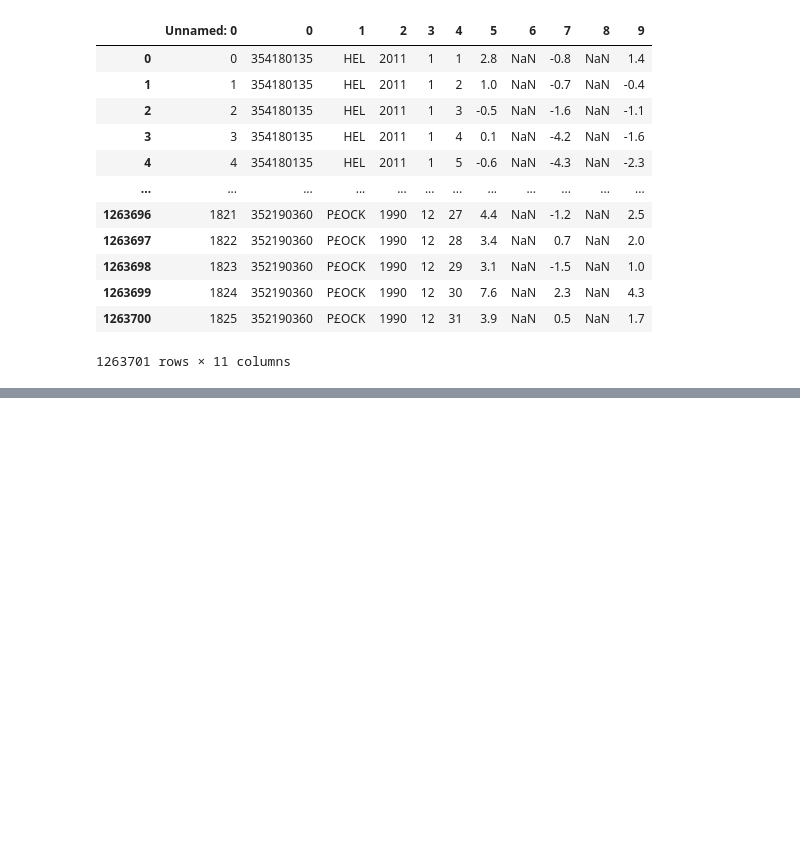
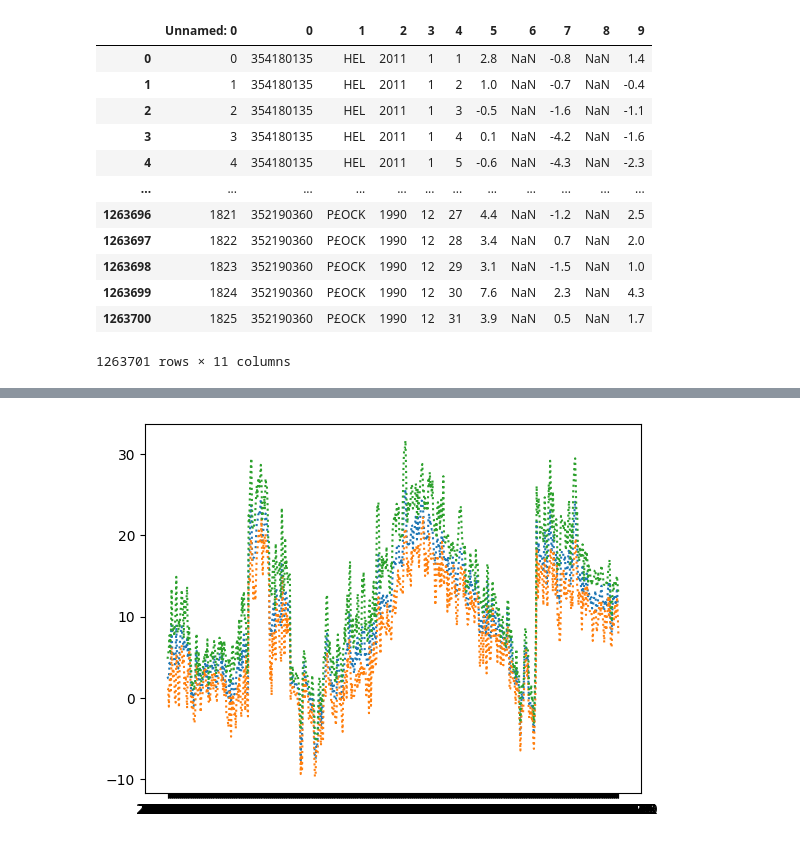
Before and after one commit to makarun/DanePogodowe, a Jupyter notebook: Pobieranie danych.ipynb, the cells around one changed output, grey strips where cells are left out. Saved outputs shown, nothing was run; the diff lists cells and outputs as text; code cells hidden in the pictures; blank space fills up the shorter version.

```diff
--- a/Pobieranie danych.ipynb
+++ b/Pobieranie danych.ipynb
@@ -173,0 +180,2 @@ new_df
+# %%
+new_df.columns=['COS','IDENTYFIKATOR_STACJI','STACJA','ROK','MIESIAC','DZIEN','MAX','MIN','SREDNIA']
@@ -173,0 +312,5 @@ new_df
+# %%
+plt.plot(last_1_years_df['date'], last_1_years_df['SREDNIA'],last_1_years_df['date'], last_1_years_df['MIN'],last_1_years_df['date'], last_1_years_df['MAX'], linestyle = 'dotted')
+plt.show()
+# %% [output]
+[figure, added]
```
Also changed, not shown: parts of 25 cells of this notebook.
